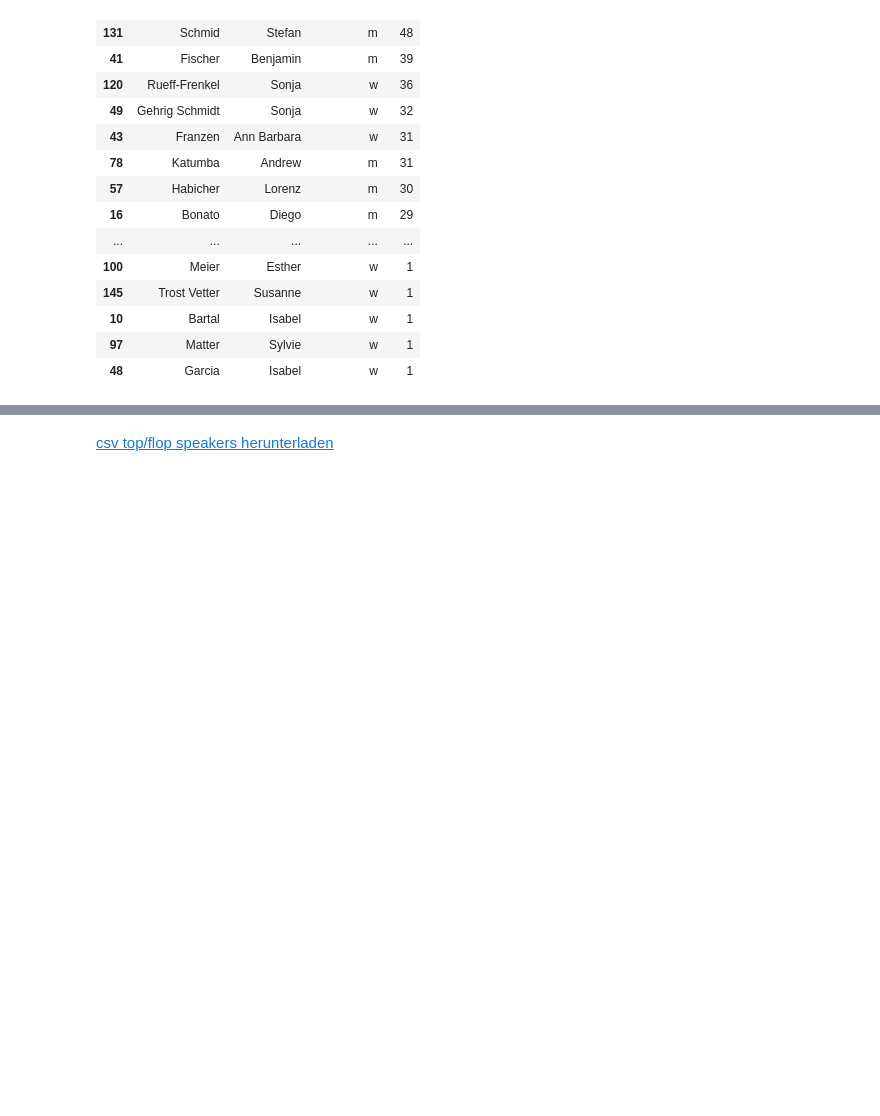
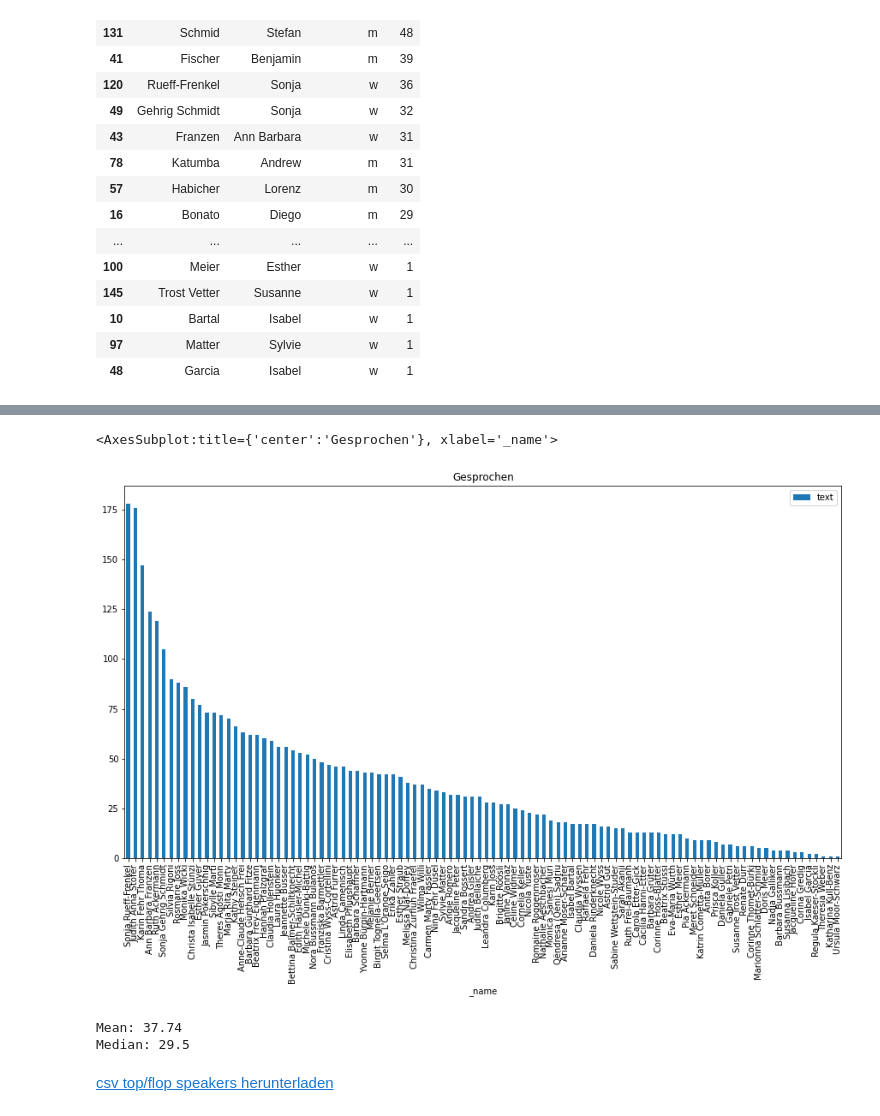
Before and after one commit to simonhuwiler/nzz_zh_kantonsrat, a Jupyter notebook: src/4_analyse_base.ipynb, the cells around one changed output, grey strips where cells are left out. Cells and saved outputs as stored; diff of their text form; code cells hidden in the pictures; blank space fills up the shorter version.

```diff
--- a/src/4_analyse_base.ipynb
+++ b/src/4_analyse_base.ipynb
@@ -164,0 +167,24 @@ df_votum
+# %%
+df_votum = df_votum_raw.copy()
+
+df_votum = df_votum[df_votum.session >= 2018]
+
+# Remove all Statements from President, 1. & 2. Vizepresidents
+df_votum = df_votum[~df_votum.funktion.isin(['Präsidium', '2. Vizepräsidium', '1. Vizepräsidium'])]
+
+# Nur Frauen
+df_votum = df_votum[df_votum.geschlecht == 'w']
+
+df_votum = df_votum.groupby(['name', 'vorname', 'geschlecht']).agg({'text': 'count'}).reset_index().sort_values('text', ascending=False)
+
+df_votum['_name'] = df_votum.apply(lambda row: "%s %s" % (row['vorname'], row['name']), axis=1)
+
+df_votum = df_votum[['_name', 'text']]
+
+
+df_votum = df_votum.set_index('_name')
+
+df_votum[df_votum.text.between(df_votum['text'].median() - 2, df_votum['text'].median() + 2)]
+
+
+#df_votum.median()
@@ -165,3 +199,14 @@ df_votum
+# %%
+df_votum.plot.bar(figsize=(15, 8), title='Gesprochen')
+# %% [output]
+<AxesSubplot:title={'center':'Gesprochen'}, xlabel='_name'>
+[figure, added]
+# %%
+print("Mean: %s" % df_votum['text'].mean())
+print("Median: %s" % df_votum['text'].median())
+# %% [output]
+Mean: 37.74
+Median: 29.5
 # %% [markdown]
 [csv top/flop speakers herunterladen](../export/csv_for_infographics/top_flop_speakers_2021.csv)
 # %% [markdown]
```
Also changed, not shown: parts of 2 cells of this notebook, 1 other file.
